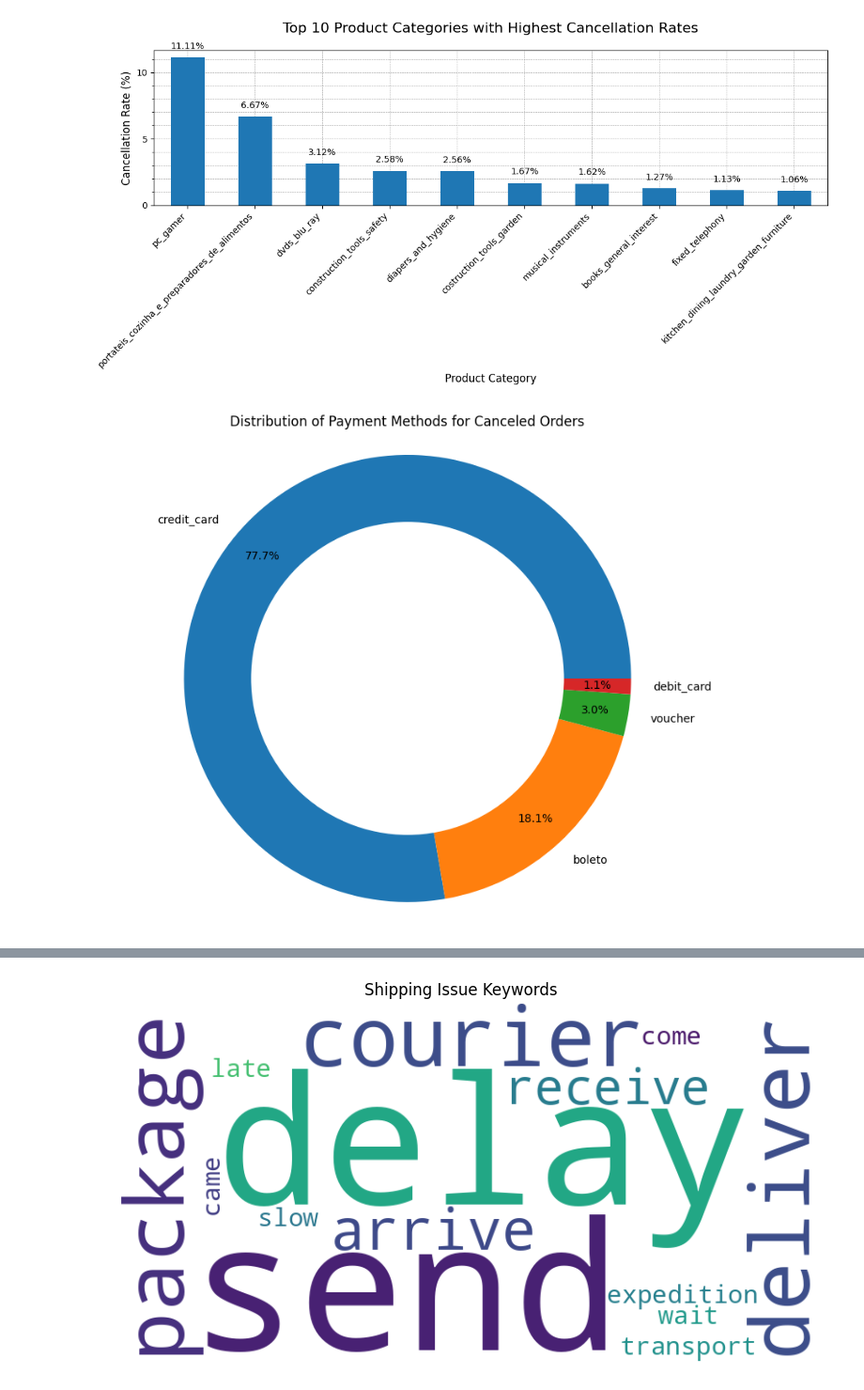
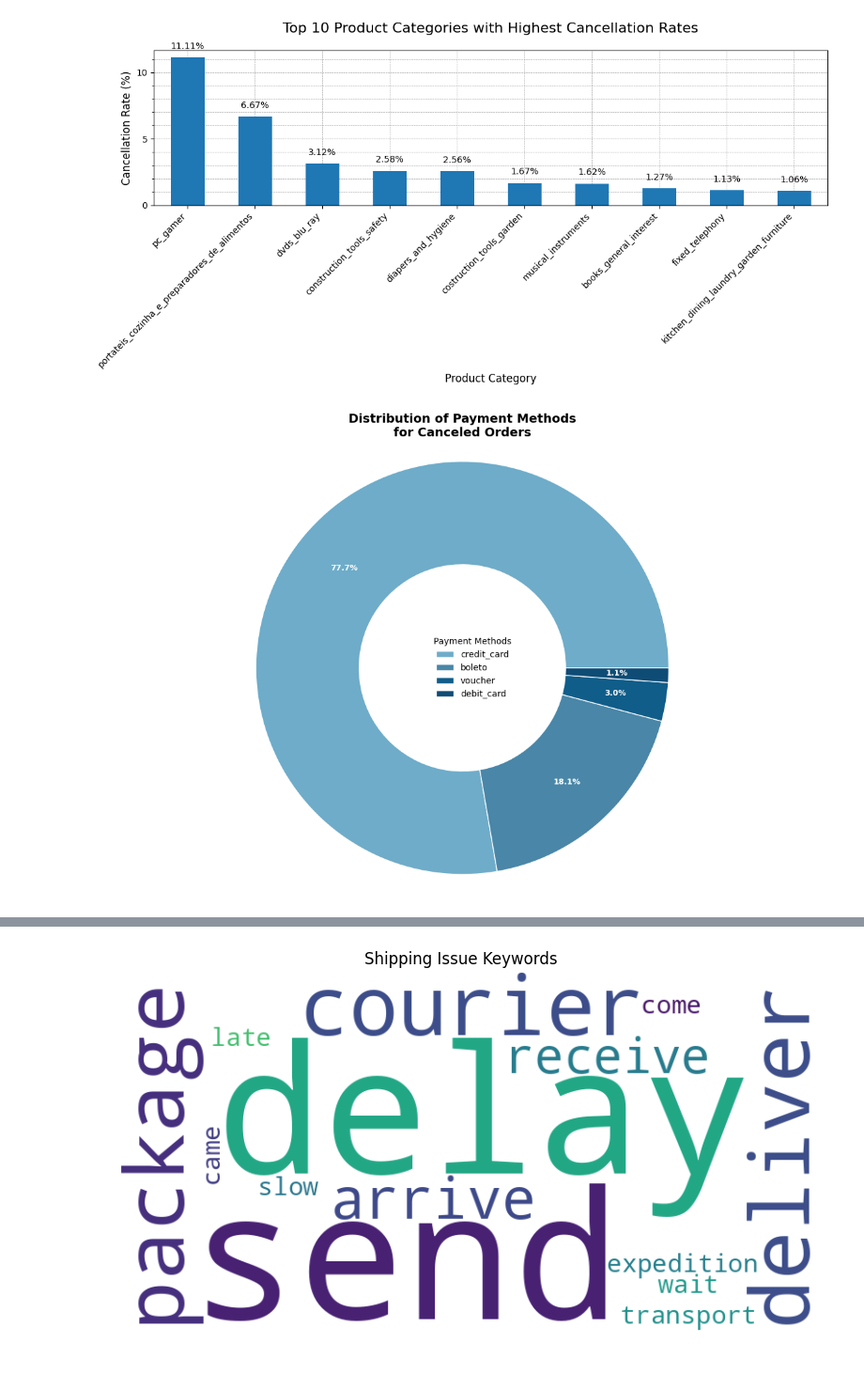
Before and after one commit to fxrdhan/Data-Analysis-Project, a Jupyter notebook: notebook.ipynb, the cells around one changed output, grey strips where cells are left out. Shown at 94% size. Drawn from its saved outputs; the diff is of its cells as text; code cells hidden in the pictures.

```diff
--- a/notebook.ipynb
+++ b/notebook.ipynb
@@ -1991,28 +1991,58 @@ plt.show()
 # %% [output]
 [figure]
 # %%
+import matplotlib.pyplot as plt
+
 canceled_payment_methods = all_df[all_df["order_status"] == "canceled"][
     "payment_type"
 ].value_counts()
 
-plt.figure(figsize=(10, 8))
-plt.pie(
+plt.figure(figsize=(12, 8))
+
+
+colors = [
+    "#6EACC9",
+    "#4986A7",
+    "#105D8A",
+    "#0F4C75",
+]
+
+patches, texts, autotexts = plt.pie(
     canceled_payment_methods,
-    labels=canceled_payment_methods.index,
+    labels=[""] * len(canceled_payment_methods),
+    colors=colors,
     autopct="%1.1f%%",
-    pctdistance=0.85,
-    wedgeprops=dict(width=0.5),
+    pctdistance=0.75,
+    wedgeprops=dict(width=0.5, edgecolor="white", linewidth=1),
 )
-plt.title("Distribution of Payment Methods for Canceled Orders")
+
+plt.setp(autotexts, size=9, weight="bold", color="white")
+
+legend = plt.legend(
+    patches,
+    canceled_payment_methods.index,
+    title="Payment Methods",
+    loc="center left",
+    bbox_to_anchor=(0.45, 0.5),
+    fontsize=10,
+)
+legend.get_frame().set_alpha(0.0)
+legend.get_frame().set_facecolor("none")
+
+plt.title(
+    "Distribution of Payment Methods\nfor Canceled Orders",
+    pad=5,
+    size=14,
+    weight="bold",
+)
+
 plt.axis("equal")
 
-center_circle = plt.Circle((0, 0), 0.7, fc="white")
-fig = plt.gcf()
-fig.gca().add_artist(center_circle)
+plt.tight_layout()
 
 plt.show()
 # %% [output]
-[figure, old version]
+[figure, new version]
 # %%
 translated_df_copy = translated_df.copy()
 
```
Also changed, not shown: parts of 15 cells of this notebook.
